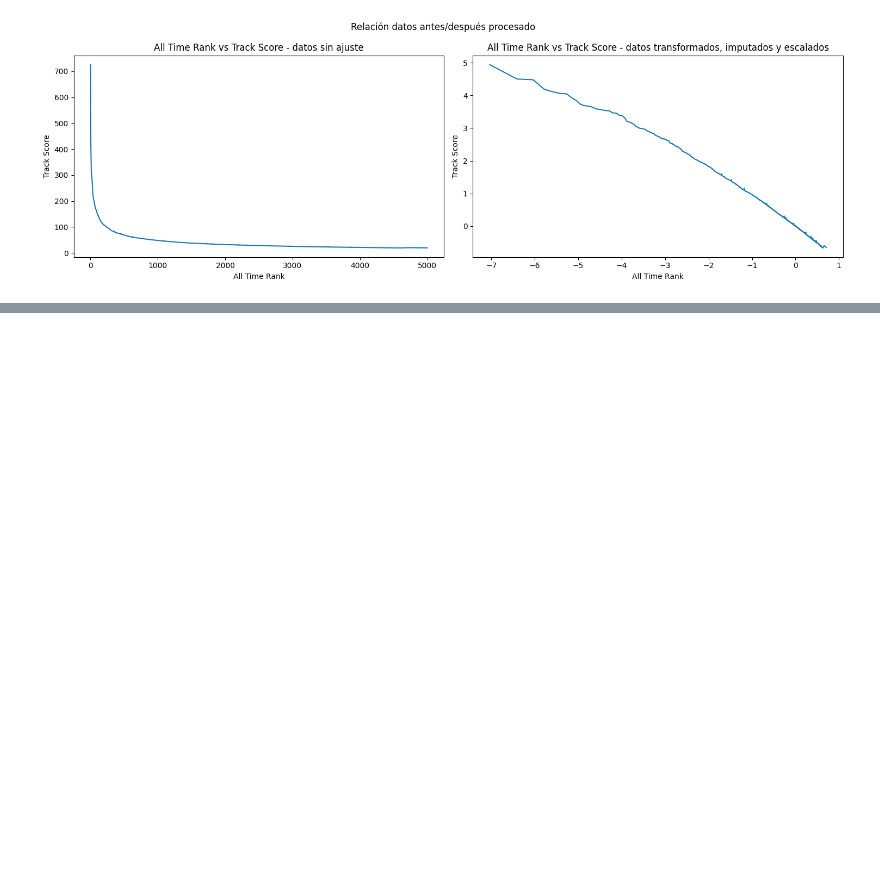
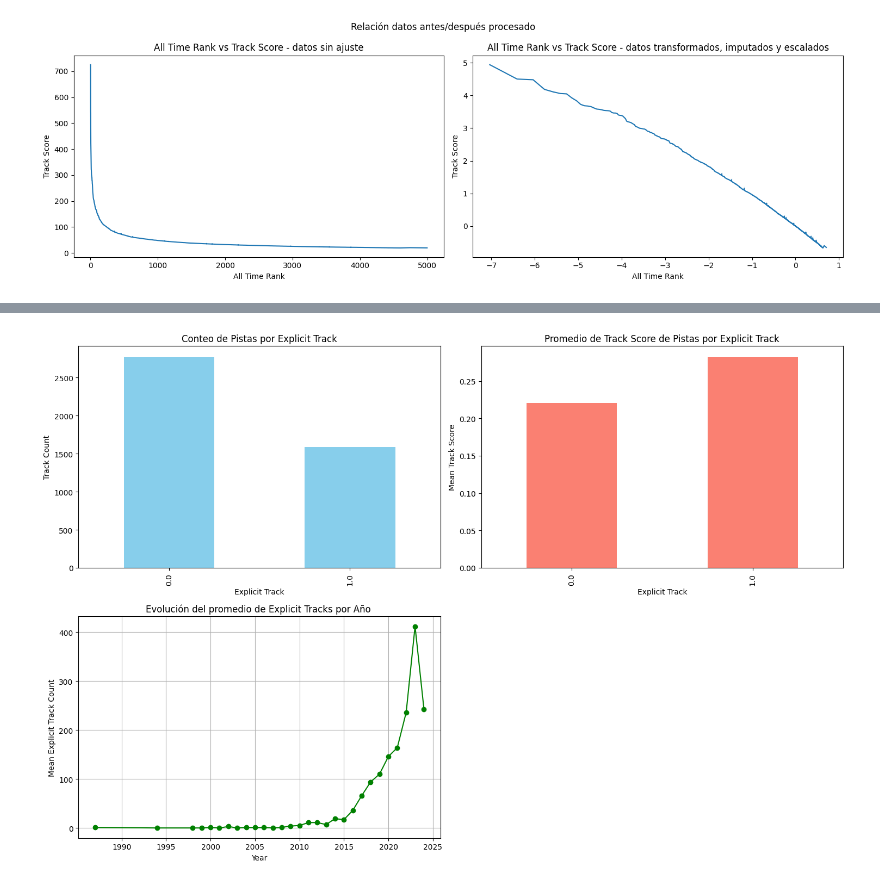
Before and after one commit to desareca/Tareas_Analisis_Datos-G6, a Jupyter notebook: Tarea_I_Analisis_de_Datos_Grupo_6.ipynb, the cells around one changed output, grey strips where cells are left out. Saved outputs shown, nothing was run; the diff lists cells and outputs as text; code cells hidden in the pictures; blank space fills up the shorter version.

```diff
--- a/Tarea_I_Analisis_de_Datos_Grupo_6.ipynb
+++ b/Tarea_I_Analisis_de_Datos_Grupo_6.ipynb
@@ -372,0 +414,37 @@ plt.show()
+# %%
+df_normalizado_add['Year'] = df_normalizado_add['Release Date'].dt.year
+explicit_track = df_normalizado_add.loc[:, ['Explicit Track', 'Spotify Streams', 'Track', 'Track Score', 'Year']]
+explicit_track.drop_duplicates(subset='Track', keep='first', inplace=True)
+
+# Create subplots
+fig, axes = plt.subplots(nrows=2, ncols=2, figsize=(15, 10))
+
+# Conteo de Pistas por Explicit Track
+track_count = explicit_track.groupby('Explicit Track')['Track'].count()
+track_count.plot(kind='bar', color='skyblue', ax=axes[0,0])
+axes[0,0].set_title('Conteo de Pistas por Explicit Track')
+axes[0,0].set_xlabel('Explicit Track')
+axes[0,0].set_ylabel('Track Count')
+
+# Promedio de Track Score de Pistas por Explicit Track
+track_score_mean = explicit_track.groupby('Explicit Track')['Track Score'].mean()
+track_score_mean.plot(kind='bar', color='salmon', ax=axes[0,1])
+axes[0,1].set_title('Promedio de Track Score de Pistas por Explicit Track')
+axes[0,1].set_xlabel('Explicit Track')
+axes[0,1].set_ylabel('Mean Track Score')
+
+# Evolución del promedio de Explicit Tracks por Año
+mean_explicit_per_year = explicit_track.groupby('Year')['Explicit Track'].sum()
+mean_explicit_per_year.plot(kind='line', marker='o', color='green', ax=axes[1,0])
+axes[1,0].set_title('Evolución del promedio de Explicit Tracks por Año ')
+axes[1,0].set_xlabel('Year')
+axes[1,0].set_ylabel('Mean Explicit Track Count')
+axes[1,0].grid(True)
+
+# Remove the last empty subplot
+fig.delaxes(axes[1, 1])
+
+plt.tight_layout()
+plt.show()
+# %% [output]
+[figure, added]
```
Also changed, not shown: parts of 17 cells of this notebook, 1 other file.
